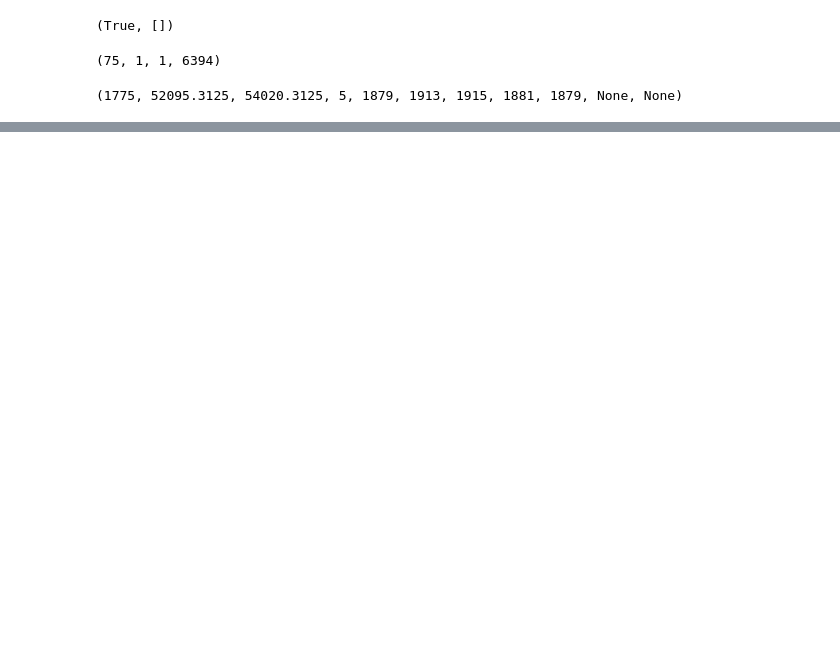
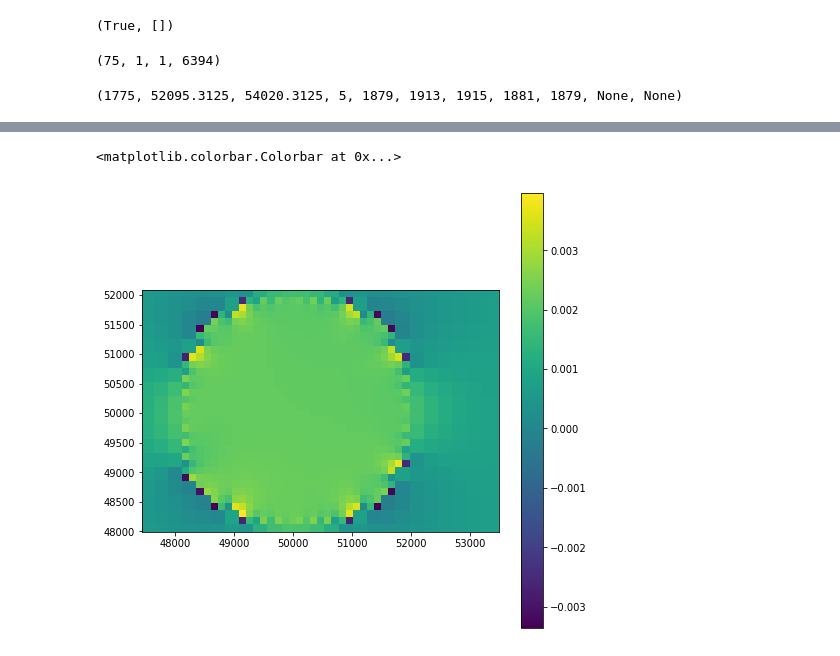
Before and after one commit to mnfienen/python-usgs-training, a Jupyter notebook: notebooks/part2_flopy/MODFLOW_Theis_MF6-unstructured-circle.ipynb, the cells around one changed output, grey strips where cells are left out. Saved outputs shown, nothing was run; the diff lists cells and outputs as text; code cells hidden in the pictures; blank space fills up the shorter version.

```diff
--- a/notebooks/part2_flopy/MODFLOW_Theis_MF6-unstructured-circle.ipynb
+++ b/notebooks/part2_flopy/MODFLOW_Theis_MF6-unstructured-circle.ipynb
@@ -321,0 +326,4 @@ with PdfPages('theis_mf.pdf') as pdfout:
+# %%
+# turn on XT3D in npf package to compare results
+gwf.npf.xt3doptions=True
+gwf.npf
@@ -322,3 +370,19 @@ with PdfPages('theis_mf.pdf') as pdfout:
+# %%
+fname = os.path.join(model_dir, model_name + '.hds')
+hdobj2 = fp.utils.HeadFile(fname)
+head2 = hdobj2.get_alldata()
+# %%
+fig = plt.figure(figsize=(8, 8))
+ax = fig.add_subplot(1, 1, 1, aspect='equal')
+mm = fp.plot.PlotMapView(gwf, ax=ax)
+xmid,ymid = cell2d[center_cell][1],cell2d[center_cell][2]
+v=mm.plot_array(head[74,0,0:]-head2[74,0,0:])
+plt.xlim((xmid-2550,xmid+3500))
+plt.ylim((ymid-2000,ymid+2100))
+plt.colorbar(v)
+# %% [output]
+<matplotlib.colorbar.Colorbar at 0x...>
+[figure, added]
 # %%
 alltimes = hdobj.get_times()
 # %%
```
Also changed, not shown: parts of 8 cells of this notebook, 2 other files.
